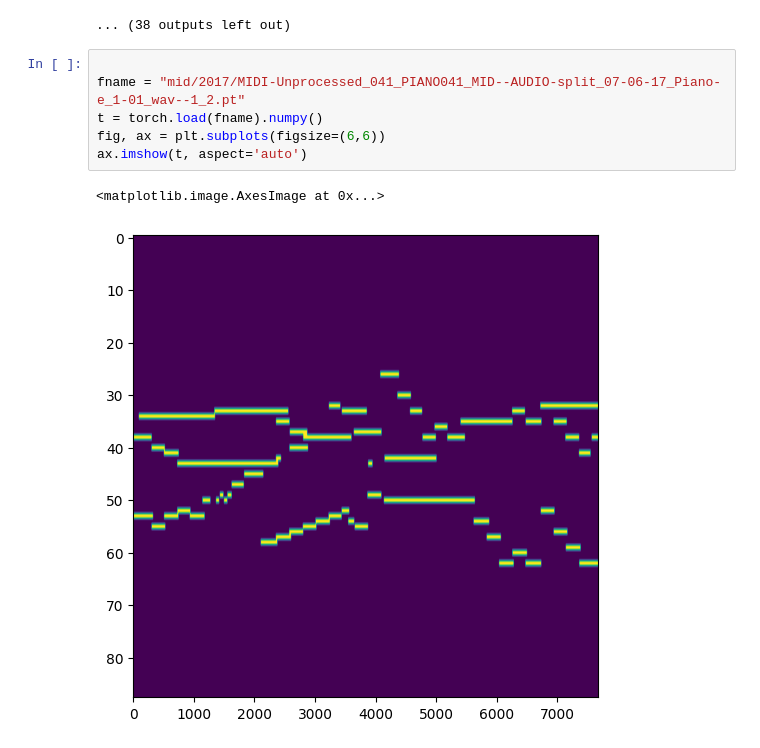
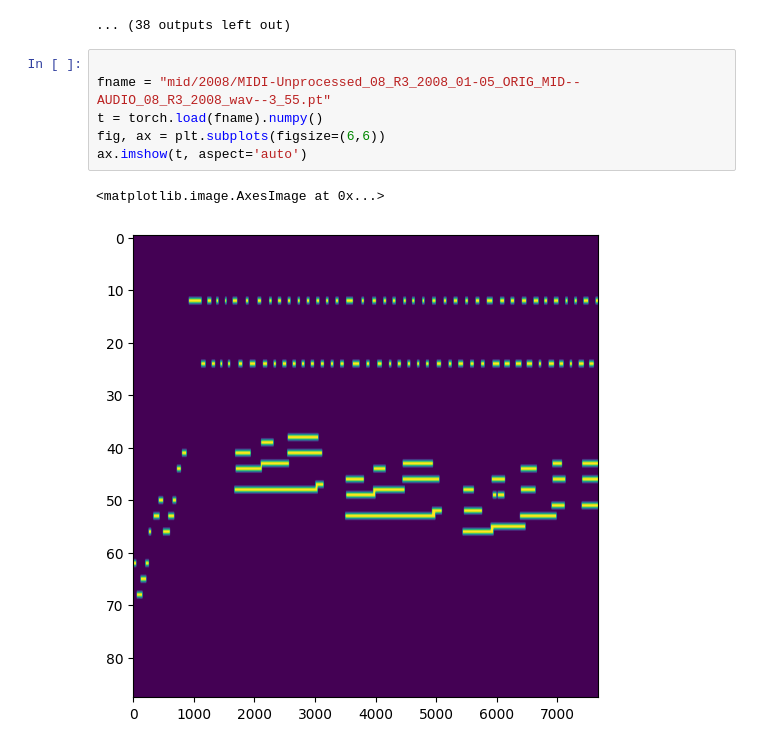
Before and after one commit to AlbyYuggle/NeuralMusicTranscription, a Jupyter notebook: parseMidi.ipynb, the cells around one changed output. Saved outputs shown, nothing was run; the diff lists cells and outputs as text.

```diff
--- a/parseMidi.ipynb
+++ b/parseMidi.ipynb
@@ -296,10 +296,10 @@ for fname in fnames:
 ... (38 outputs left out)
 # %%
 
-fname = "mid/2017/MIDI-Unprocessed_041_PIANO041_MID--AUDIO-split_07-06-17_Piano-e_1-01_wav--1_2.pt"
+fname = "mid/2008/MIDI-Unprocessed_08_R3_2008_01-05_ORIG_MID--AUDIO_08_R3_2008_wav--3_55.pt"
 t = torch.load(fname).numpy()
 fig, ax = plt.subplots(figsize=(6,6))
 ax.imshow(t, aspect='auto')
 # %% [output]
 <matplotlib.image.AxesImage at 0x...>
-[figure, old version]
+[figure, new version]
```
Also changed, not shown: 6 other files.
